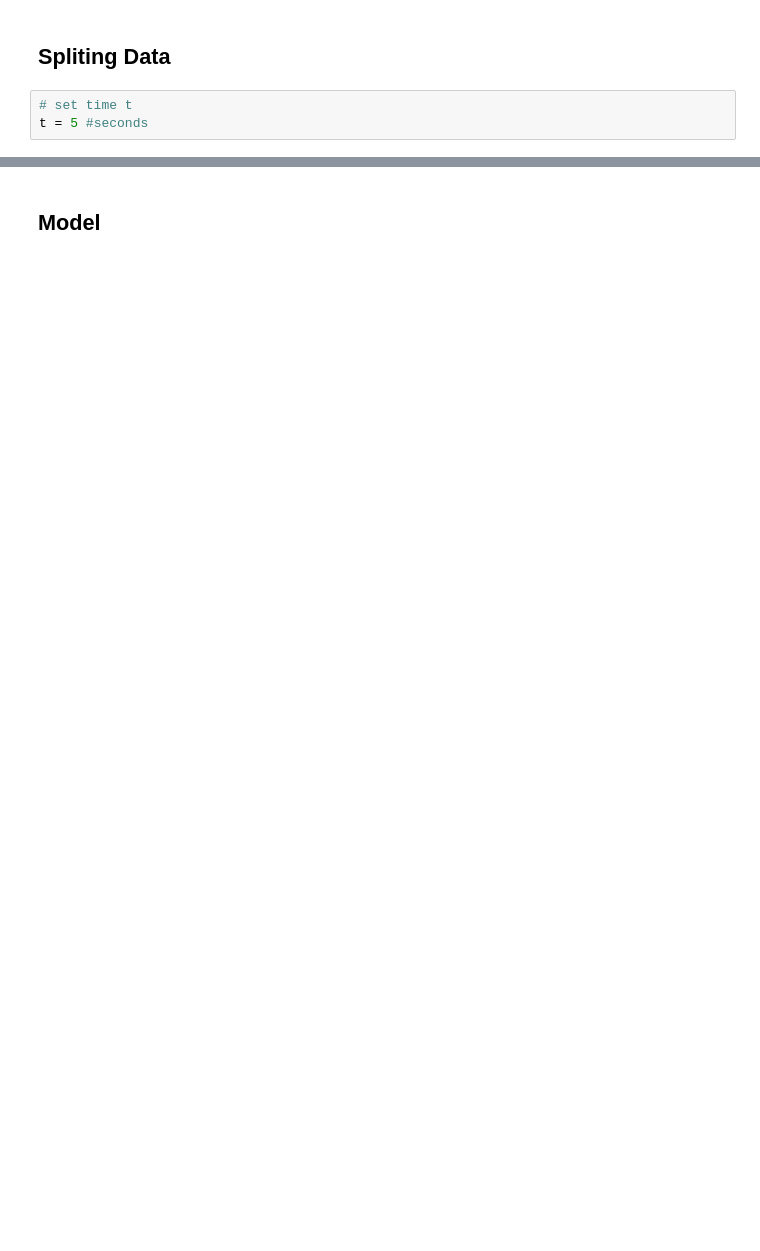
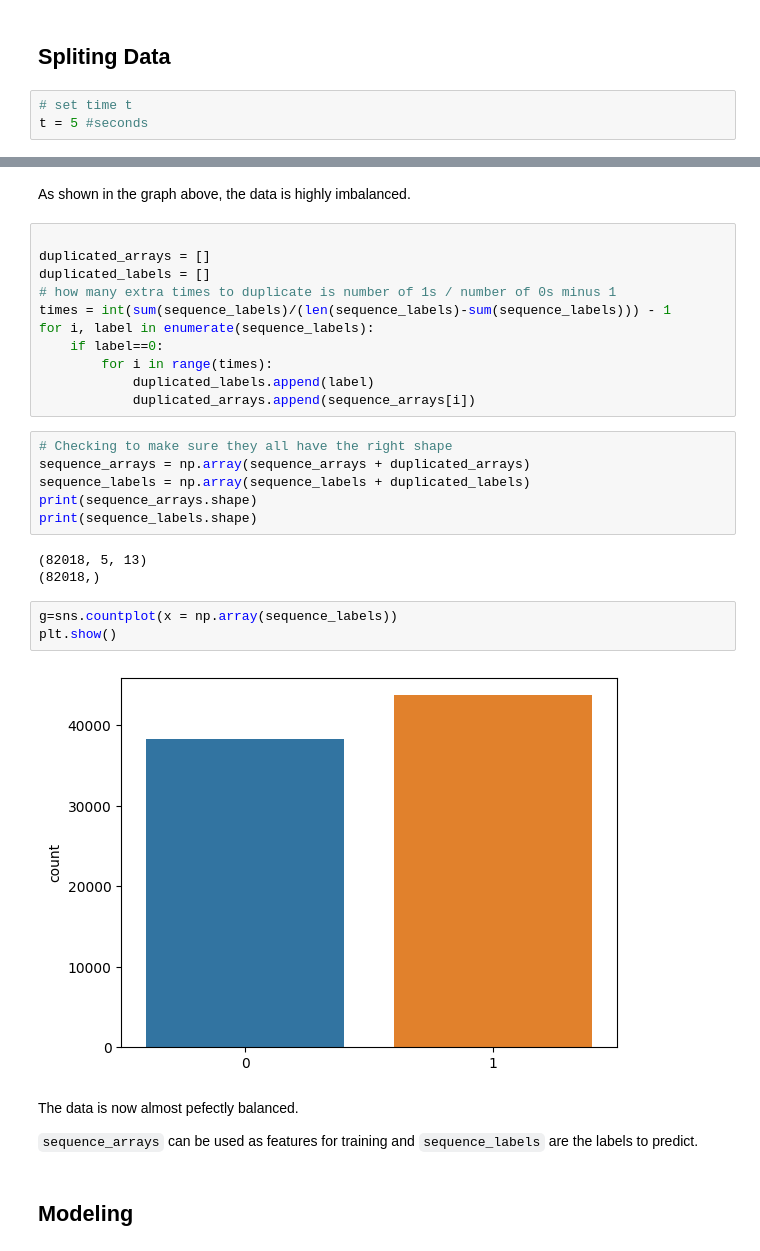
Before and after one commit to katie-q-ch/smoke-detector-project, a Jupyter notebook: SmokeDectector.ipynb, the cells around one changed output, grey strips where cells are left out. Saved outputs shown, nothing was run; the diff lists cells and outputs as text; blank space fills up the shorter version.

```diff
--- a/SmokeDectector.ipynb
+++ b/SmokeDectector.ipynb
@@ -437,3 +415,34 @@ seq_labs.shape
+# %% [markdown]
+As shown in the graph above, the data is highly imbalanced.
+# %%
+
+duplicated_arrays = []
+duplicated_labels = []
+# how many extra times to duplicate is number of 1s / number of 0s minus 1
+times = int(sum(sequence_labels)/(len(sequence_labels)-sum(sequence_labels))) - 1
+for i, label in enumerate(sequence_labels):
+    if label==0:
+        for i in range(times):
+            duplicated_labels.append(label)
+            duplicated_arrays.append(sequence_arrays[i])
+# %%
+# Checking to make sure they all have the right shape
+sequence_arrays = np.array(sequence_arrays + duplicated_arrays)
+sequence_labels = np.array(sequence_labels + duplicated_labels)
+print(sequence_arrays.shape)
+print(sequence_labels.shape)
+# %% [output]
+(82018, 5, 13)
+(82018,)
+# %%
+g=sns.countplot(x = np.array(sequence_labels))
+plt.show()
+# %% [output]
+[figure, added]
+# %% [markdown]
+The data is now almost pefectly balanced.
+
+`sequence_arrays` can be used as features for training and `sequence_labels` are the labels to predict.
 # %% [markdown]
-## Model
+## Modeling
 # %% [markdown]
```
Also changed, not shown: parts of 52 cells of this notebook.
